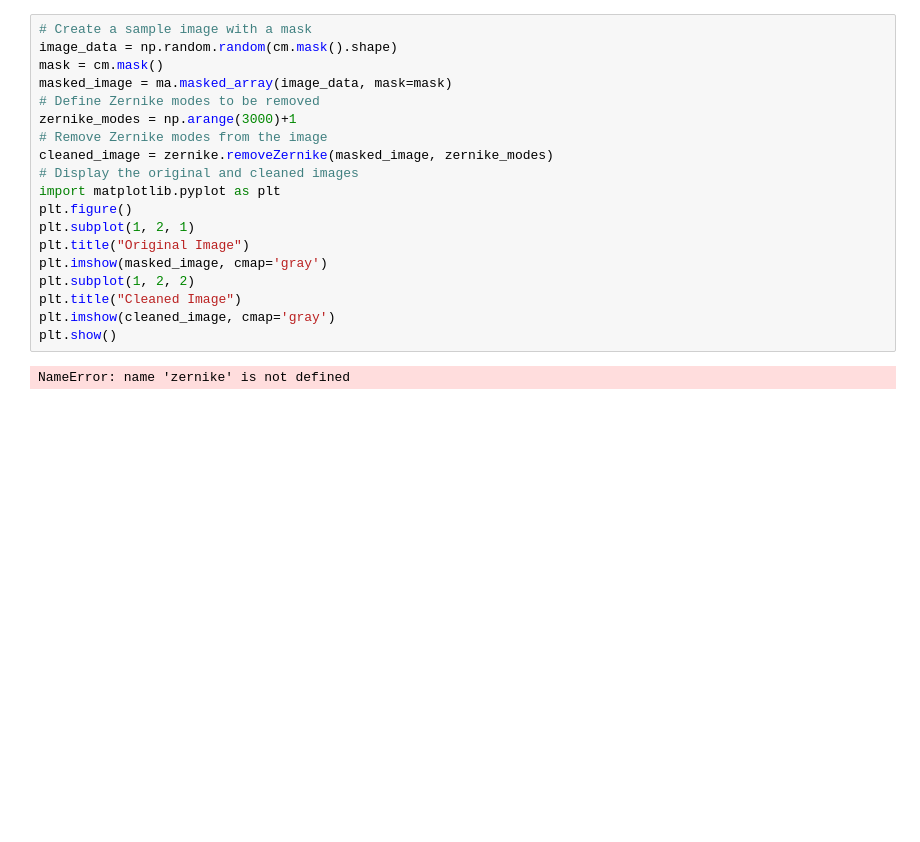
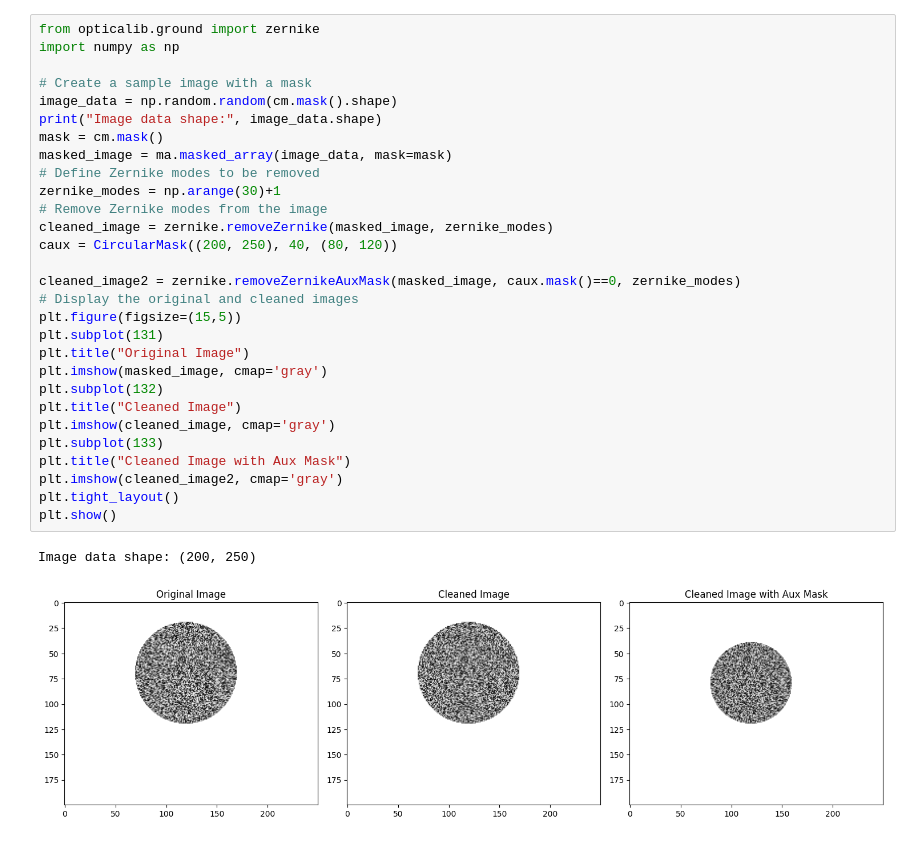
Before and after one commit to pietroferraiuolo/labott, a Jupyter notebook: opticalib/notebook/scratch_zernike_fitting.ipynb, the cells around one changed output. Cells and saved outputs as stored; diff of their text form; blank space fills up the shorter version.

Commit message:
fixed zernike bug using arte and jacobi polynomials. please check all the interfaces are correct.

```diff
--- a/opticalib/notebook/scratch_zernike_fitting.ipynb
+++ b/opticalib/notebook/scratch_zernike_fitting.ipynb
@@ -85,22 +70,33 @@ Zernike 2400 generated with std: 0.9882283406577723
 (7860, 2400)
 # %%
+from opticalib.ground import zernike
+import numpy as np
+
 # Create a sample image with a mask
 image_data = np.random.random(cm.mask().shape)
+print("Image data shape:", image_data.shape)
 mask = cm.mask()
 masked_image = ma.masked_array(image_data, mask=mask)
 # Define Zernike modes to be removed
-zernike_modes = np.arange(3000)+1
+zernike_modes = np.arange(30)+1
 # Remove Zernike modes from the image
 cleaned_image = zernike.removeZernike(masked_image, zernike_modes)
+caux = CircularMask((200, 250), 40, (80, 120))
+
+cleaned_image2 = zernike.removeZernikeAuxMask(masked_image, caux.mask()==0, zernike_modes)
 # Display the original and cleaned images
-import matplotlib.pyplot as plt
-plt.figure()
-plt.subplot(1, 2, 1)
+plt.figure(figsize=(15,5))
+plt.subplot(131)
 plt.title("Original Image")
 plt.imshow(masked_image, cmap='gray')
-plt.subplot(1, 2, 2)
+plt.subplot(132)
 plt.title("Cleaned Image")
 plt.imshow(cleaned_image, cmap='gray')
+plt.subplot(133)
+plt.title("Cleaned Image with Aux Mask")
+plt.imshow(cleaned_image2, cmap='gray')
+plt.tight_layout()
 plt.show()
 # %% [output]
-NameError: name 'zernike' is not defined
+Image data shape: (200, 250)
+[figure, added]
```
Also changed, not shown: parts of 2 cells of this notebook, 1 other file.
